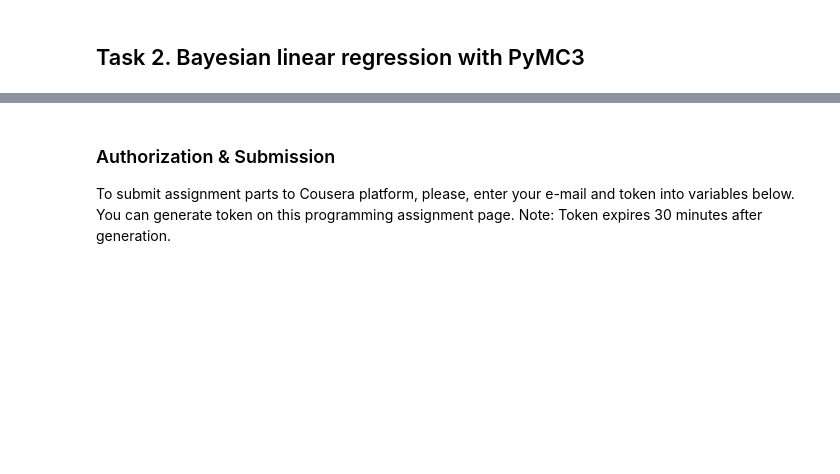
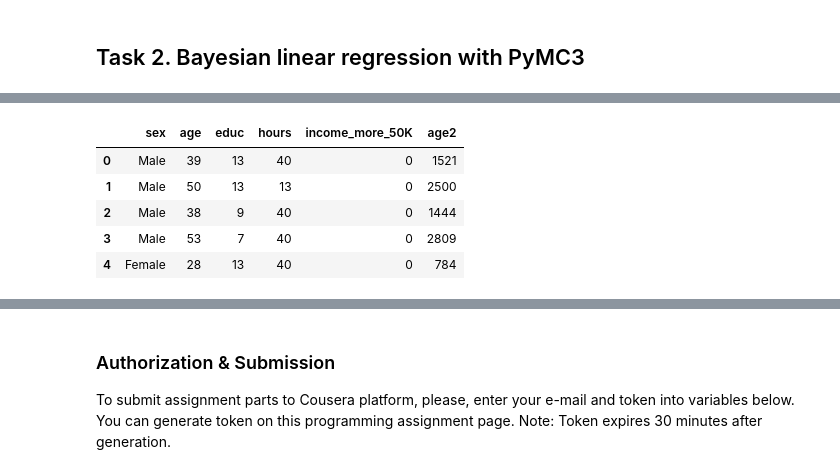
Before and after one commit to ck-unifr/coursera-advance-machine-learning-specialization, a Jupyter notebook: bayesian-methods-for-machine-learning/week4/Week4.Practical Assignment.MCMC.ipynb, the cells around one changed output, grey strips where cells are left out. Drawn from its saved outputs; the diff is of its cells as text; code cells hidden in the pictures; blank space fills up the shorter version.

```diff
--- a/bayesian-methods-for-machine-learning/week4/Week4.Practical Assignment.MCMC.ipynb
+++ b/bayesian-methods-for-machine-learning/week4/Week4.Practical Assignment.MCMC.ipynb
@@ -114,0 +205,3 @@ However, Laplace and Gaussian distributions are not conjugate and we can not per
+# %%
+data = pd.read_csv("adult_us_postprocessed.csv")
+data.head()
@@ -114,0 +321,10 @@ However, Laplace and Gaussian distributions are not conjugate and we can not per
+# %%
+data['age2'] = data['age']**2
+data.head()
+# %% [output]
+|  | sex | age | educ | hours | income_more_50K | age2 |
+| 0 | Male | 39 | 13 | 40 | 0 | 1521 |
+| 1 | Male | 50 | 13 | 13 | 0 | 2500 |
+| 2 | Male | 38 | 9 | 40 | 0 | 1444 |
+| 3 | Male | 53 | 7 | 40 | 0 | 2809 |
+| 4 | Female | 28 | 13 | 40 | 0 | 784 |
```
Also changed, not shown: parts of 41 cells of this notebook, 8 other files.
